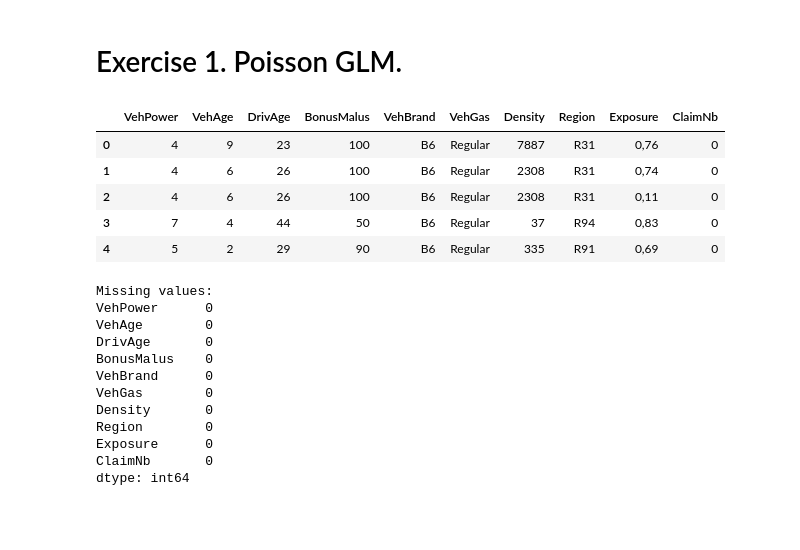
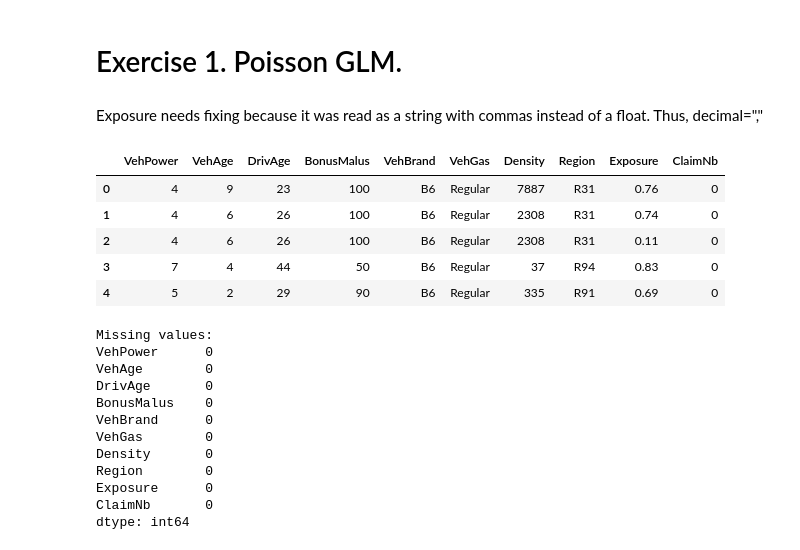
Before and after one commit to yannickhaenggi/CAS-ETH-ML-Project-2, a Jupyter notebook: src/Project 2 - Template.ipynb, the cells around one changed output. Drawn from its saved outputs; the diff is of its cells as text; code cells hidden in the pictures; blank space fills up the shorter version.

```diff
--- a/src/Project 2 - Template.ipynb
+++ b/src/Project 2 - Template.ipynb
@@ -14,17 +14,19 @@ import matplotlib.pyplot as plt
 np.random.seed(23)
 # %% [markdown]
 # Exercise 1. Poisson GLM.
+# %% [markdown]
+Exposure needs fixing because it was read as a string with commas instead of a float. Thus, decimal=","
 # %%
 url = "https://raw.githubusercontent.com/yannickhaenggi/CAS-ETH-ML-Project-2/38eff2e1defee11becdb249fdf86b39713345137/data/freMTPL2freq.csv"
-df = pd.read_csv(url, sep=';')  # Specify the delimiter
+df = pd.read_csv(url, sep=';', decimal=",")  # Specify the delimiter
 df.head()
 # %% [output]
 |  | VehPower | VehAge | DrivAge | BonusMalus | VehBrand | VehGas | Density | Region | Exposure | ClaimNb |
-| 0 | 4 | 9 | 23 | 100 | B6 | Regular | 7887 | R31 | 0,76 | 0 |
-| 1 | 4 | 6 | 26 | 100 | B6 | Regular | 2308 | R31 | 0,74 | 0 |
-| 2 | 4 | 6 | 26 | 100 | B6 | Regular | 2308 | R31 | 0,11 | 0 |
-| 3 | 7 | 4 | 44 | 50 | B6 | Regular | 37 | R94 | 0,83 | 0 |
-| 4 | 5 | 2 | 29 | 90 | B6 | Regular | 335 | R91 | 0,69 | 0 |
+| 0 | 4 | 9 | 23 | 100 | B6 | Regular | 7887 | R31 | 0.76 | 0 |
+| 1 | 4 | 6 | 26 | 100 | B6 | Regular | 2308 | R31 | 0.74 | 0 |
+| 2 | 4 | 6 | 26 | 100 | B6 | Regular | 2308 | R31 | 0.11 | 0 |
+| 3 | 7 | 4 | 44 | 50 | B6 | Regular | 37 | R94 | 0.83 | 0 |
+| 4 | 5 | 2 | 29 | 90 | B6 | Regular | 335 | R91 | 0.69 | 0 |
 # %%
 # 2. Check for missing values
 print("\nMissing values:")
```
Also changed, not shown: parts of 16 cells of this notebook.
